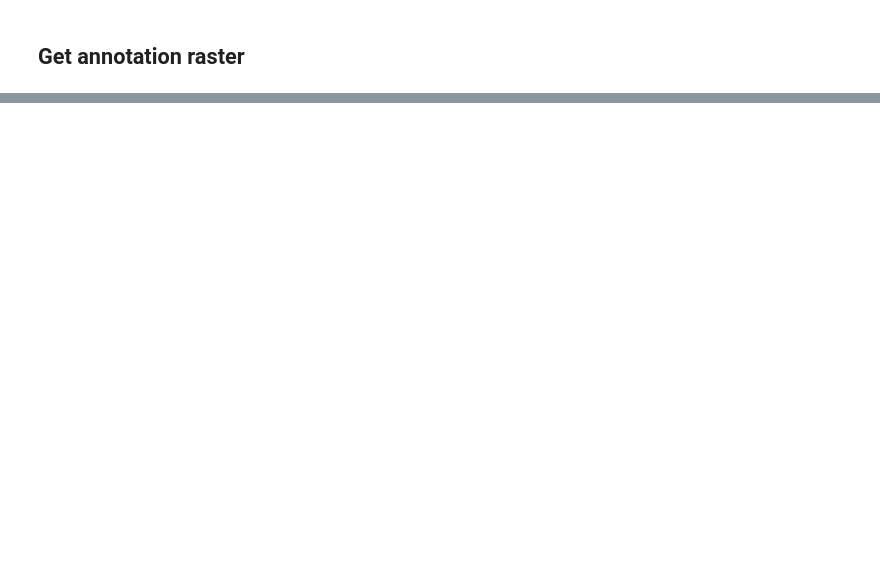
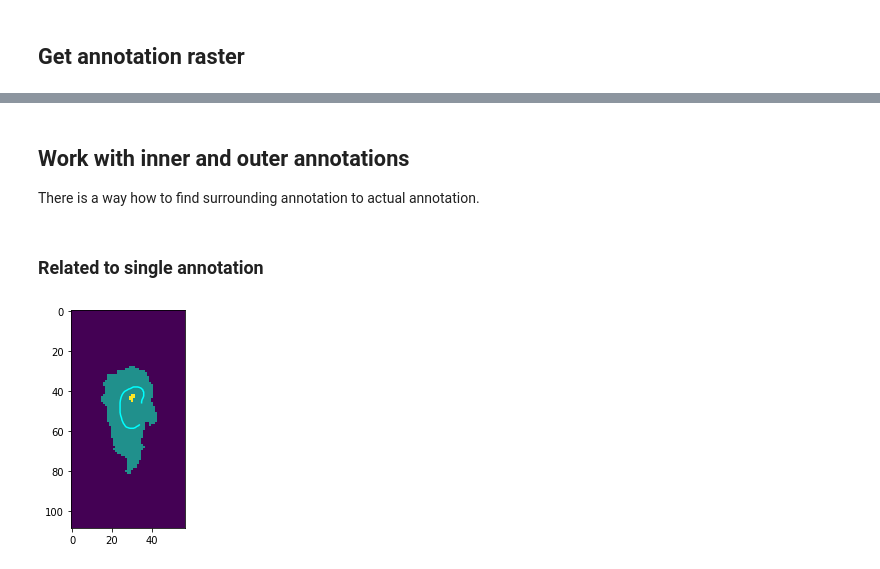
Before and after one commit to mjirik/scaffan, a Jupyter notebook: examples/read_image_example.ipynb, the cells around one changed output, grey strips where cells are left out. Saved outputs shown, nothing was run; the diff lists cells and outputs as text; code cells hidden in the pictures; blank space fills up the shorter version.

```diff
--- a/examples/read_image_example.ipynb
+++ b/examples/read_image_example.ipynb
@@ -103,0 +104,20 @@ plt.imshow(img_ann)
+# %% [markdown]
+## Work with inner and outer annotations
+
+There is a way how to find surrounding annotation to actual annotation.
+# %% [markdown]
+### Related to single annotation
+# %%
+ann_outer = anim.select_outer_annotations(ann_ids[0])
+ann_inner = anim.select_inner_annotations(ann_ids[0])
+
+# visualization
+view_outer = anim.get_view(annotation_id=ann_outer[0], level=7)
+img_ann_outer = view_outer.get_annotation_region_raster(ann_outer[0])
+img_ann_inner = view_outer.get_annotation_region_raster(ann_inner[0])
+plt.imshow(img_ann_inner.astype(np.uint8) + img_ann_outer.astype(np.uint8))
+# plt.colorbar()
+# view_outer
+view_outer.plot_annotations(ann_ids[0])
+# %% [output]
+[figure, added]
```
Also changed, not shown: parts of 12 cells of this notebook, 3 other files.
